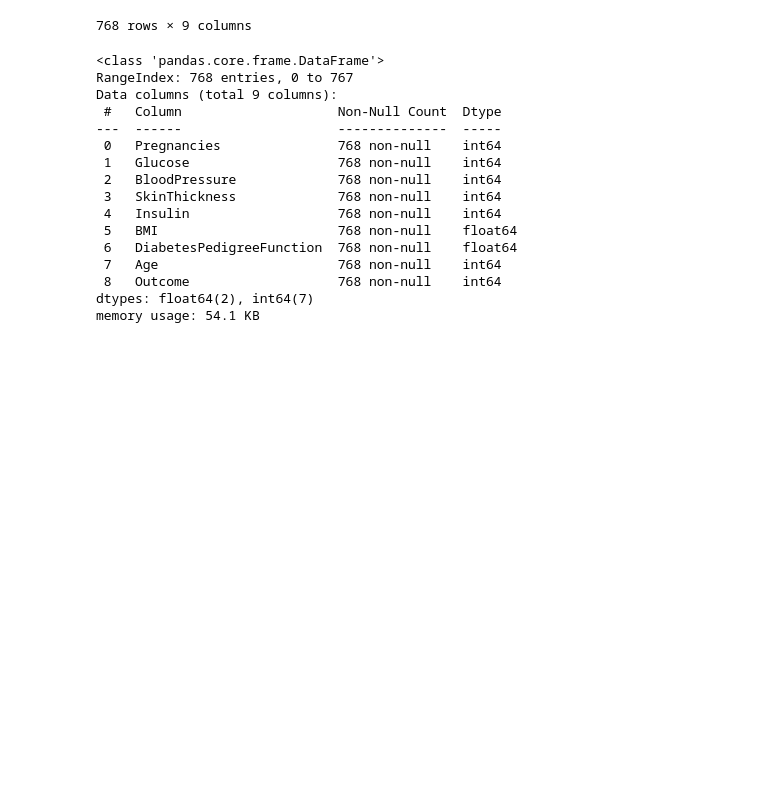
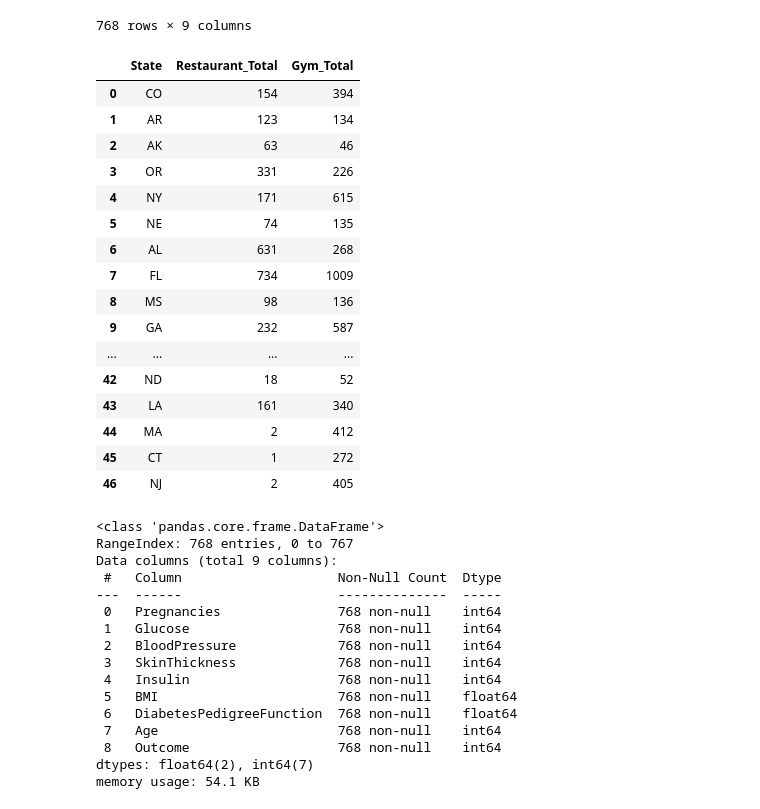
Before and after one commit to kelliwolf17/FInal_Project, a Jupyter notebook: seg2_ml_model.ipynb, the cells around one changed output. Drawn from its saved outputs; the diff is of its cells as text; code cells hidden in the pictures; blank space fills up the shorter version.

```diff
--- a/seg2_ml_model.ipynb
+++ b/seg2_ml_model.ipynb
@@ -62,6 +64,29 @@ diabetes_df
 | 766 | 1 | 126 | 60 | 0 | 0 | 30.1 | 0.349 | 47 | ... |
 | 767 | 1 | 93 | 70 | 31 | 0 | 30.4 | 0.315 | 23 | ... |
 768 rows × 9 columns
+# %%
+mycursor.execute("Select cg.State, t1.`Restaurant_Total`, cg.Total AS `Gym_Total` from clean_gym cg join (Select province, count(*) AS `Restaurant_Total` from clean_restaurant cr group by 1) t1 on cg.State = t1.province group by 1")
+restaurant_gym_df = pd.DataFrame(mycursor.fetchall())
+restaurant_gym_df.columns = [x[0] for x in mycursor.description]
+restaurant_gym_df
+# %% [output]
+|  | State | Restaurant_Total | Gym_Total |
+| 0 | CO | 154 | 394 |
+| 1 | AR | 123 | 134 |
+| 2 | AK | 63 | 46 |
+| 3 | OR | 331 | 226 |
+| 4 | NY | 171 | 615 |
+| 5 | NE | 74 | 135 |
+| 6 | AL | 631 | 268 |
+| 7 | FL | 734 | 1009 |
+| 8 | MS | 98 | 136 |
+| 9 | GA | 232 | 587 |
+| ... | ... | ... | ... |
+| 42 | ND | 18 | 52 |
+| 43 | LA | 161 | 340 |
+| 44 | MA | 2 | 412 |
+| 45 | CT | 1 | 272 |
+| 46 | NJ | 2 | 405 |
 # %%
 diabetes_df.info()
 # %% [output]
```
Also changed, not shown: parts of 1 cell of this notebook.
